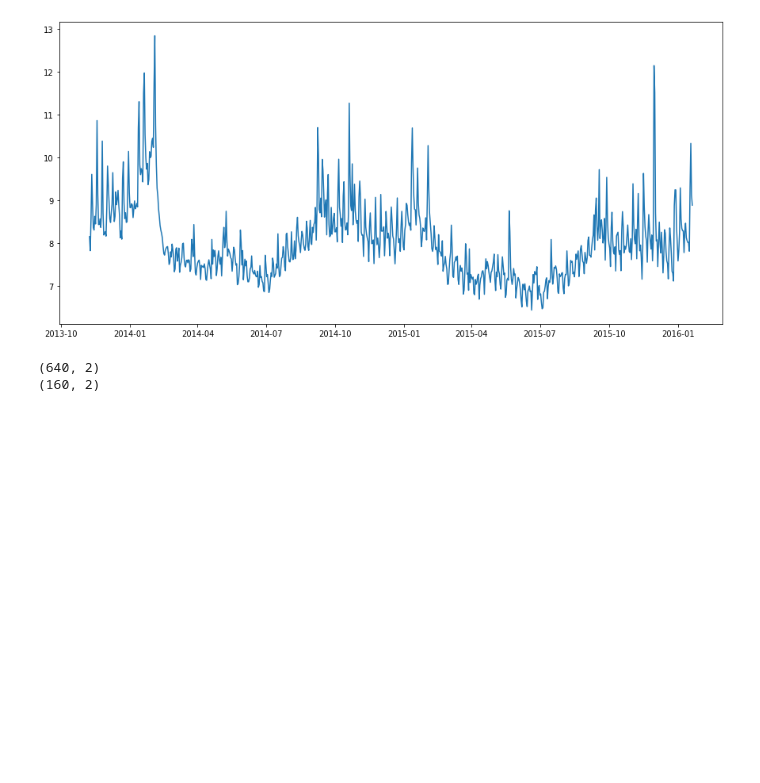
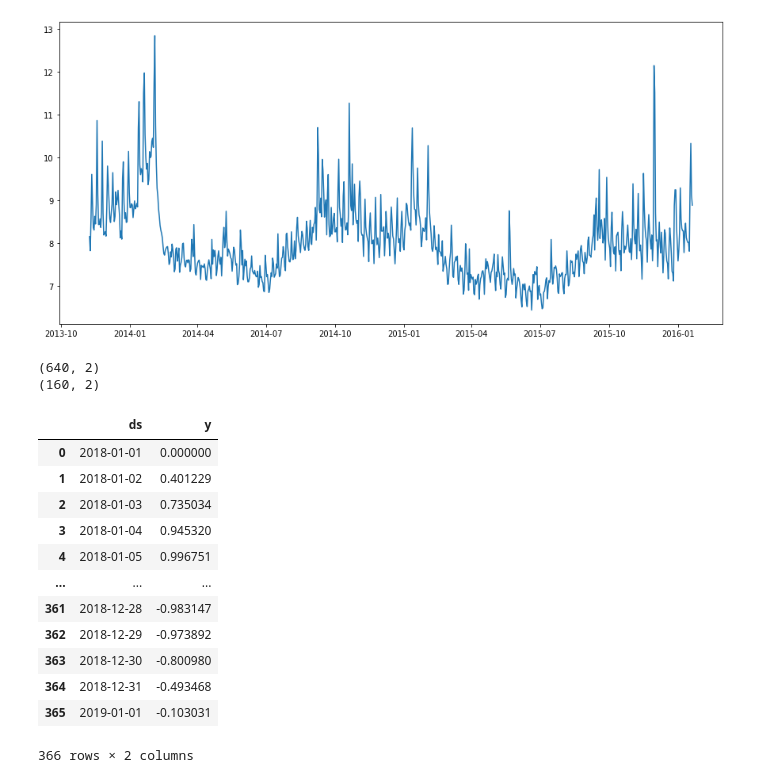
Before and after one commit to bshabashFD/Chronos, a Jupyter notebook: prototype.ipynb, the cells around one changed output. Saved outputs shown, nothing was run; the diff lists cells and outputs as text; code cells hidden in the pictures; blank space fills up the shorter version.

```diff
--- a/prototype.ipynb
+++ b/prototype.ipynb
@@ -32,0 +46,17 @@ import Chronos
+# %%
+train_df = make_train_df()
+train_df
+# %% [output]
+|  | ds | y |
+| 0 | 2018-01-01 | 0.000000 |
+| 1 | 2018-01-02 | 0.401229 |
+| 2 | 2018-01-03 | 0.735034 |
+| 3 | 2018-01-04 | 0.945320 |
+| 4 | 2018-01-05 | 0.996751 |
+| ... | ... | ... |
+| 361 | 2018-12-28 | -0.983147 |
+| 362 | 2018-12-29 | -0.973892 |
+| 363 | 2018-12-30 | -0.800980 |
+| 364 | 2018-12-31 | -0.493468 |
+| 365 | 2019-01-01 | -0.103031 |
+366 rows × 2 columns
```
Also changed, not shown: parts of 15 cells of this notebook, 1 other file.
